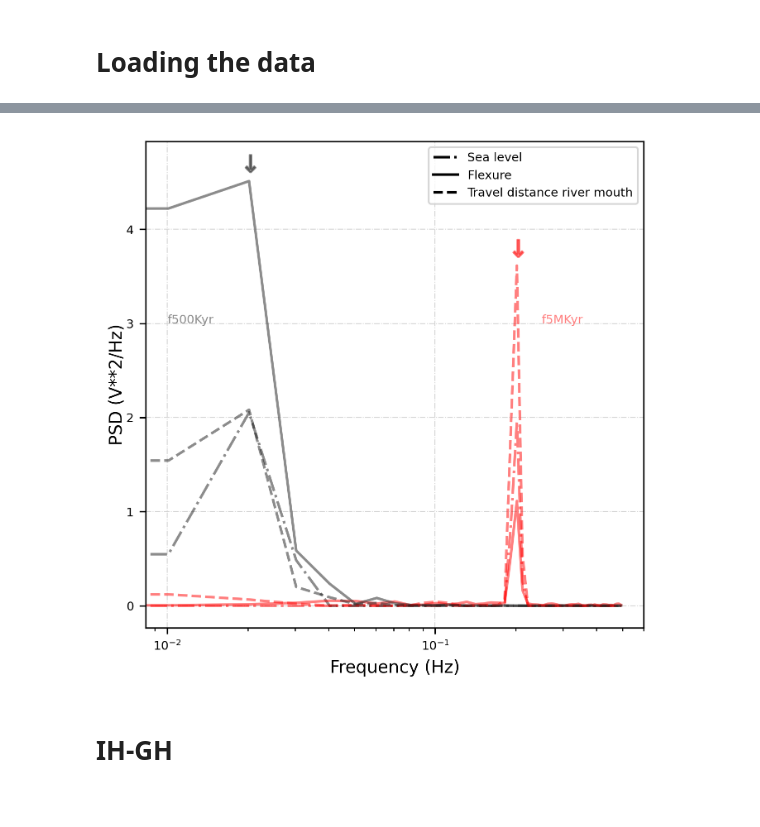
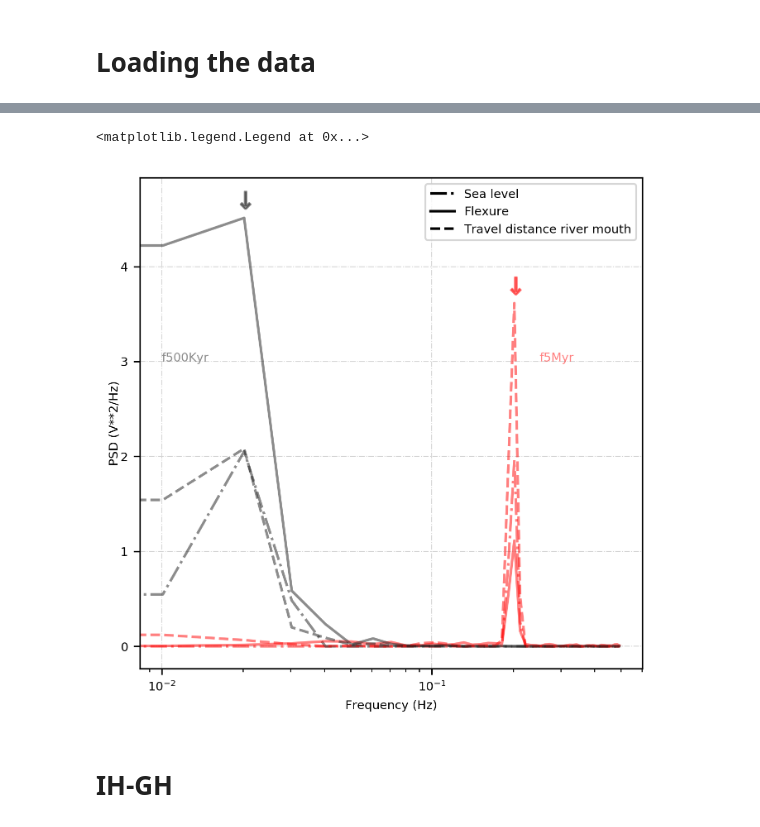
Before and after one commit to saraemp/egusphere-2023-53, a Jupyter notebook: 3_postprocessing/Figures/Fig_6.ipynb, the cells around one changed output, grey strips where cells are left out. Cells and saved outputs as stored; diff of their text form; code cells hidden in the pictures.

```diff
--- a/3_postprocessing/Figures/Fig_6.ipynb
+++ b/3_postprocessing/Figures/Fig_6.ipynb
@@ -52,4 +538,5 @@ SW_Delta_SL_f500Kyr_A25m_Te50_acc_dt=signal.welch(signal.detrend(Delta_SL_f500Ky
 # %%
+#only power spectra
 fig,ax = plt.subplots(nrows=1,ncols=1, figsize = (11/2.54, 11/2.54), dpi=300)
 plt.rc("font", size=7)
 plt.rcParams['pdf.fonttype'] = 42
@@ -75,36 +562,37 @@ plt.semilogx(SW_Delta_SL_f5Myr_A25m_Te50_drm_dt[0], SW_Delta_SL_f5Myr_A25m_Te50_
 #Accumulation
 # plt.semilogx(SW_Delta_SL_f5Myr_A25m_Te50_acc_dt[0], SW_Delta_SL_f5Myr_A25m_Te50_acc_dt[1]*DRMf,'-*',c=red, label='f5Myr deposition')
 # plt.semilogx(SW_Delta_SL_f5Myr_A25m_Te50_acc_dt[0], SW_Delta_SL_f5Myr_A25m_Te50_acc_dt[1]*DRMf, '-*', c=grey, label='f500Kyr deposition')
 
 # plt.axvline(0.02, color=grey, linestyle=':')
 # plt.axvline(0.2, color=red, linestyle=':')
 
 plt.plot(0.02,4.7, marker=r'$\downarrow$', color=grey, markersize=10)
 plt.plot(0.2,3.8, marker=r'$\downarrow$', color=red, markersize=10)
 
 plt.text(10**-2,3, 'f500Kyr', color=grey)
-plt.text(0.25,3, 'f5MKyr', color=red )
+plt.text(0.25,3, 'f5Myr', color=red )
 
 
 plt.tick_params(axis='both', which='major', labelsize=7)
 plt.xlabel('Frequency (Hz)')
 plt.ylabel('PSD (V**2/Hz)',labelpad=0.10)
 plt.legend(loc='best', borderaxespad=0.)
 plt.grid(color='lightgrey', linestyle='-.', linewidth=0.5)
 
 plt.tight_layout(pad=0.10)
 
 #Change legend handles
 import matplotlib.lines as mlines
 sea_level = mlines.Line2D([], [], color='k', linestyle='-.', label='Sea level')
 flexure= mlines.Line2D([], [], color='k', label='Flexure')
 deposition= mlines.Line2D([], [], color='k',linestyle='--', label='Travel distance river mouth')
 
 ax.legend(handles=[sea_level, flexure, deposition])
 
-fig.savefig('./Power_spectra_synthetic_simulations.jpg')
+# fig.savefig('./Power_spectra_synthetic_simulations.jpg')
 # %% [output]
+<matplotlib.legend.Legend at 0x...>
-[figure, old version]
+[figure, new version]
 # %% [markdown]
 # IH-GH
 # %%
```
Also changed, not shown: parts of 12 cells of this notebook.
